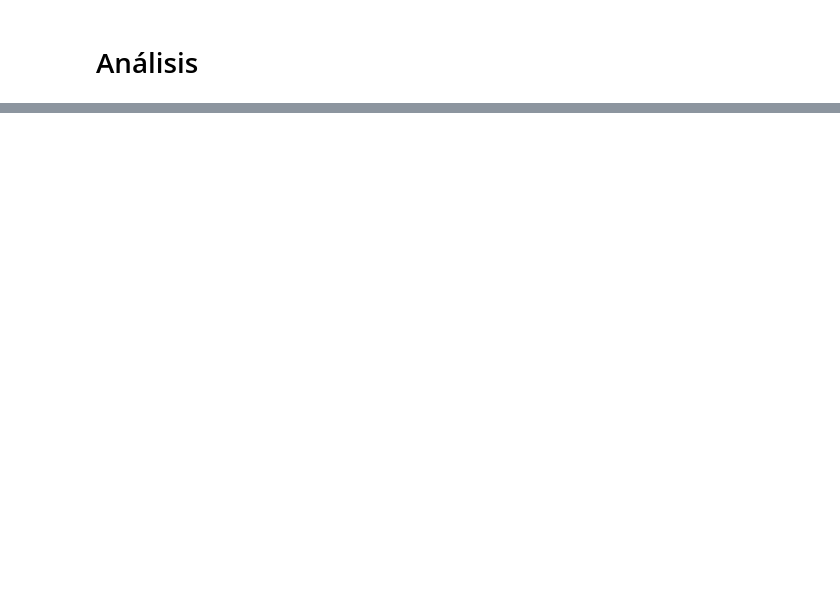
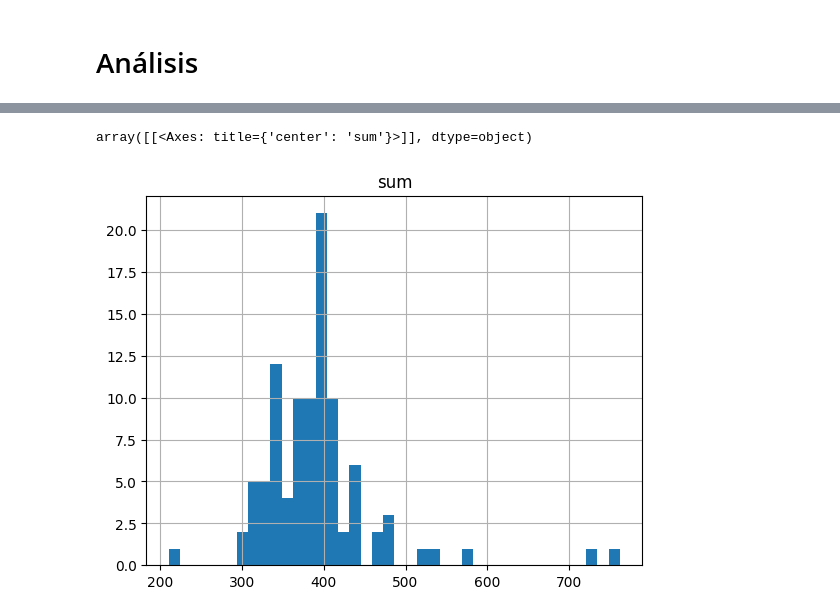
Before and after one commit to juanmedina-seti/bancow_genai, a Jupyter notebook: src/QACierreCaliMemV2/analisis.ipynb, the cells around one changed output, grey strips where cells are left out. Drawn from its saved outputs; the diff is of its cells as text; code cells hidden in the pictures; blank space fills up the shorter version.

```diff
--- a/src/QACierreCaliMemV2/analisis.ipynb
+++ b/src/QACierreCaliMemV2/analisis.ipynb
@@ -30,0 +88,5 @@ df_tareas_agg=df.groupby(["ID_TAREA"], as_index=False,)["DURACION_SEGUNDOS"].agg
+# %%
+df.groupby(["FECHA_CIERRE"], )["DURACION_MIN"].agg(["sum"]	).hist(bins=40)
+# %% [output]
+array([[<Axes: title={'center': 'sum'}>]], dtype=object)
+[figure, added]
```
Also changed, not shown: parts of 27 cells of this notebook.
